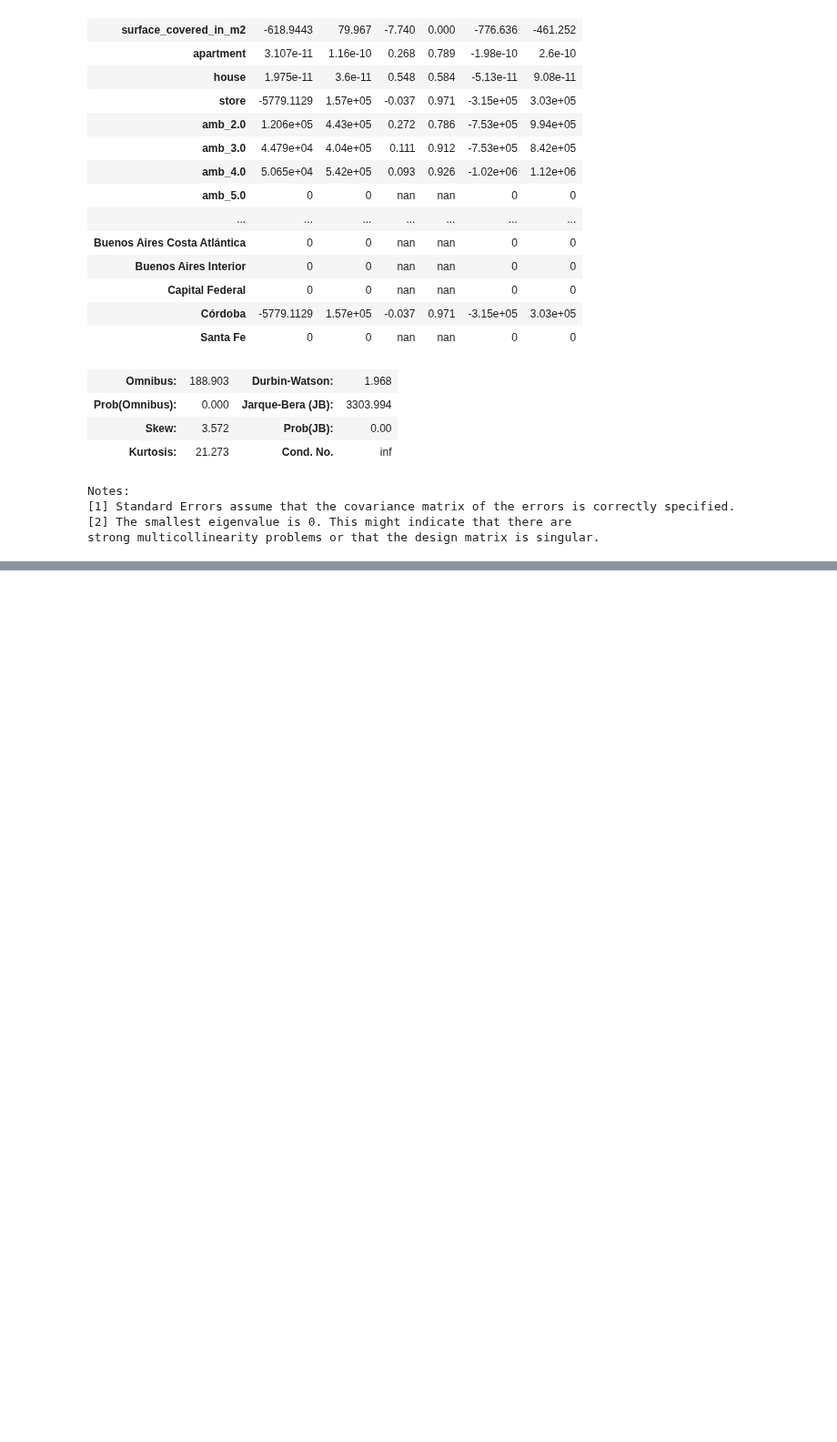
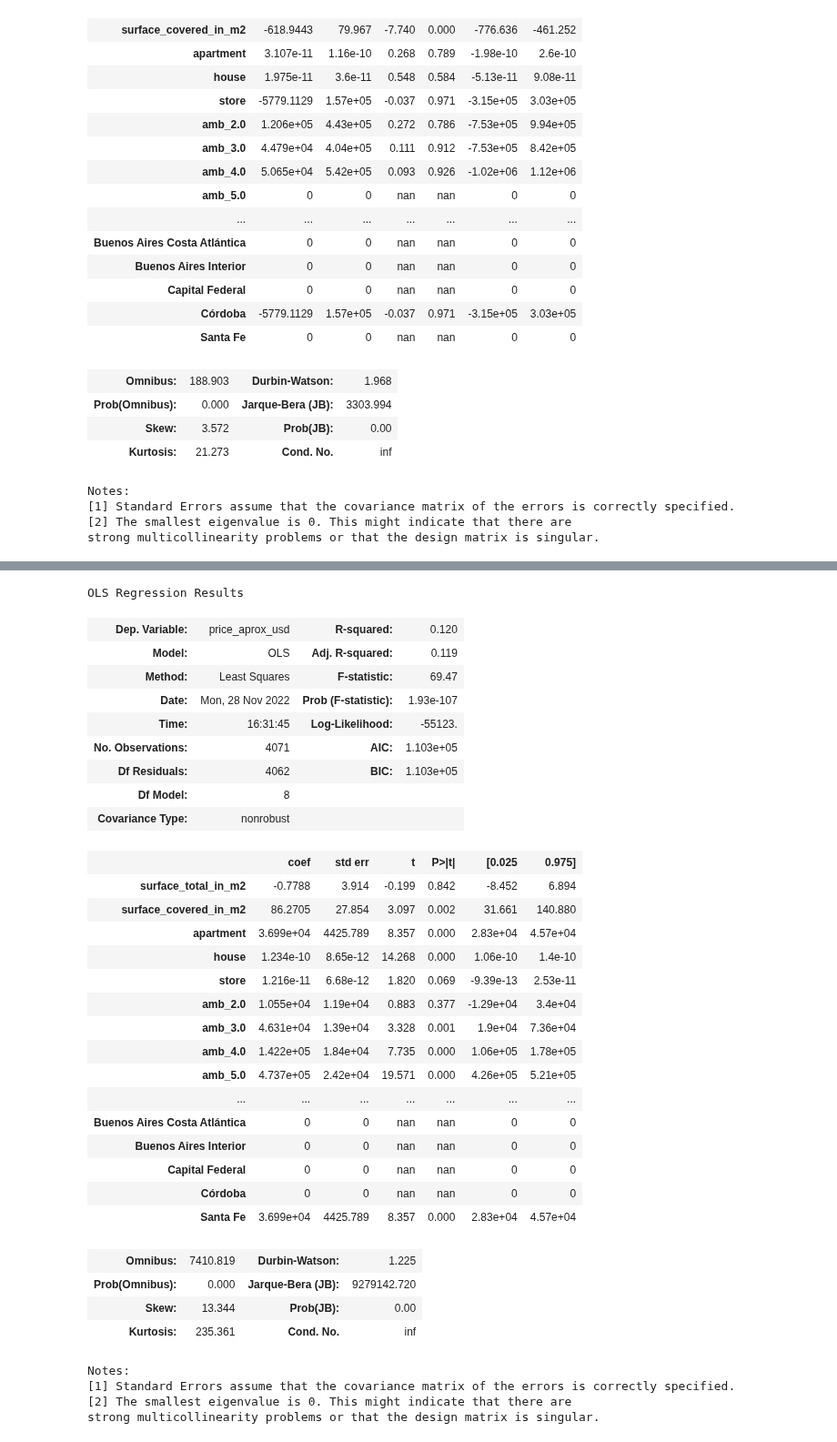
Before and after one commit to asasa293/limpieza_datos, a Jupyter notebook: TP2/TP2_MOISES.ipynb, the cells around one changed output, grey strips where cells are left out. Shown at 91% size. Drawn from its saved outputs; the diff is of its cells as text; code cells hidden in the pictures; blank space fills up the shorter version.

```diff
--- a/TP2/TP2_MOISES.ipynb
+++ b/TP2/TP2_MOISES.ipynb
@@ -588,3 +629,40 @@ Notes:
 [1] Standard Errors assume that the covariance matrix of the errors is correctly specified.
 [2] The smallest eigenvalue is 0. This might indicate that there are
 strong multicollinearity problems or that the design matrix is singular.
+# %%
+OLS_ubicacion_propiedad('apartment', 'Santa Fe')
+# %% [output]
+OLS Regression Results
+| Dep. Variable: | price_aprox_usd | R-squared: | 0.120 |
+| Model: | OLS | Adj. R-squared: | 0.119 |
+| Method: | Least Squares | F-statistic: | 69.47 |
+| Date: | Mon, 28 Nov 2022 | Prob (F-statistic): | 1.93e-107 |
+| Time: | 16:31:45 | Log-Likelihood: | -55123. |
+| No. Observations: | 4071 | AIC: | 1.103e+05 |
+| Df Residuals: | 4062 | BIC: | 1.103e+05 |
+| Df Model: | 8 |  |  |
+| Covariance Type: | nonrobust |  |  |
+|  | coef | std err | t | P>|t| | [0.025 | 0.975] |
+| surface_total_in_m2 | -0.7788 | 3.914 | -0.199 | 0.842 | -8.452 | 6.894 |
+| surface_covered_in_m2 | 86.2705 | 27.854 | 3.097 | 0.002 | 31.661 | 140.880 |
+| apartment | 3.699e+04 | 4425.789 | 8.357 | 0.000 | 2.83e+04 | 4.57e+04 |
+| house | 1.234e-10 | 8.65e-12 | 14.268 | 0.000 | 1.06e-10 | 1.4e-10 |
+| store | 1.216e-11 | 6.68e-12 | 1.820 | 0.069 | -9.39e-13 | 2.53e-11 |
+| amb_2.0 | 1.055e+04 | 1.19e+04 | 0.883 | 0.377 | -1.29e+04 | 3.4e+04 |
+| amb_3.0 | 4.631e+04 | 1.39e+04 | 3.328 | 0.001 | 1.9e+04 | 7.36e+04 |
+| amb_4.0 | 1.422e+05 | 1.84e+04 | 7.735 | 0.000 | 1.06e+05 | 1.78e+05 |
+| amb_5.0 | 4.737e+05 | 2.42e+04 | 19.571 | 0.000 | 4.26e+05 | 5.21e+05 |
+| ... | ... | ... | ... | ... | ... | ... |
+| Buenos Aires Costa Atlántica | 0 | 0 | nan | nan | 0 | 0 |
+| Buenos Aires Interior | 0 | 0 | nan | nan | 0 | 0 |
+| Capital Federal | 0 | 0 | nan | nan | 0 | 0 |
+| Córdoba | 0 | 0 | nan | nan | 0 | 0 |
+| Santa Fe | 3.699e+04 | 4425.789 | 8.357 | 0.000 | 2.83e+04 | 4.57e+04 |
+| Omnibus: | 7410.819 | Durbin-Watson: | 1.225 |
+| Prob(Omnibus): | 0.000 | Jarque-Bera (JB): | 9279142.720 |
+| Skew: | 13.344 | Prob(JB): | 0.00 |
+| Kurtosis: | 235.361 | Cond. No. | inf |
+Notes:
+[1] Standard Errors assume that the covariance matrix of the errors is correctly specified.
+[2] The smallest eigenvalue is 0. This might indicate that there are
+strong multicollinearity problems or that the design matrix is singular.
```
Also changed, not shown: parts of 14 cells of this notebook.
